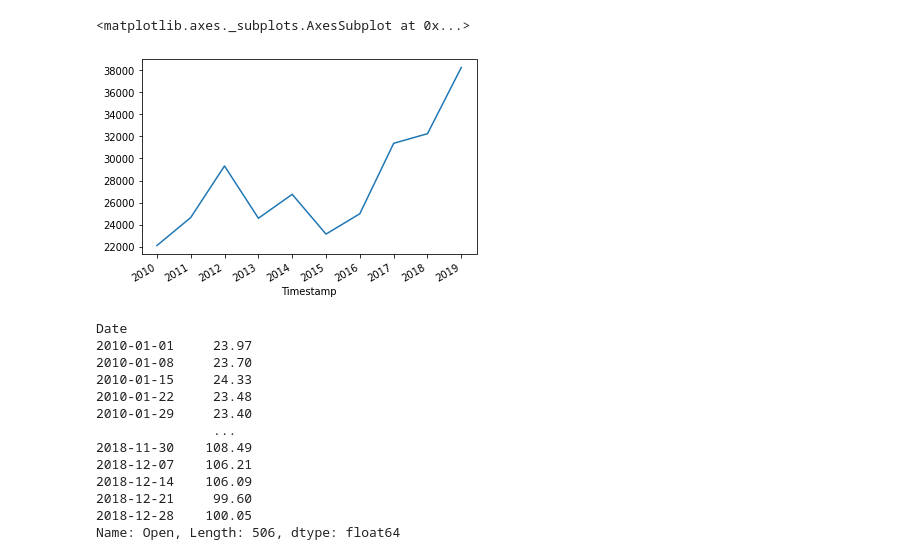
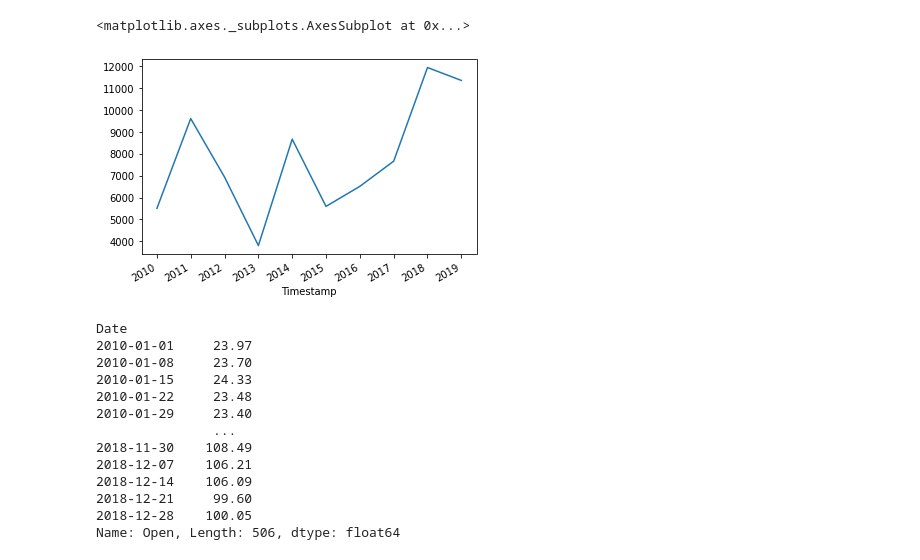
Before and after one commit to michaelsru/Finance-App, a Jupyter notebook: plot_data.ipynb, the cells around one changed output. Drawn from its saved outputs; the diff is of its cells as text; code cells hidden in the pictures.

```diff
--- a/plot_data.ipynb
+++ b/plot_data.ipynb
@@ -5,8 +5,8 @@ import pandas as pd
 
 %matplotlib inline
 
-msft_fl = FinancialsLoader("MSFT")
+msft_fl = FinancialsLoader(["MSFT"])
 
-msft_cashflow = msft_fl.load_cashflow()
+msft_cashflow = msft_fl.load_balance_sheet()[0]
 
 msft_cashflow.T
@@ -32,8 +48,8 @@ msft_cashflow
 # %%
-msft_cashflow['Free cash flow'].plot()
+msft_cashflow['Cash and cash equivalents'].plot()
 # %% [output]
 <matplotlib.axes._subplots.AxesSubplot at 0x...>
-[figure, old version]
+[figure, new version]
 # %%
 import yfinance as yf
 from pandas import DataFrame as df
```
Also changed, not shown: parts of 4 cells of this notebook, 9 other files.
